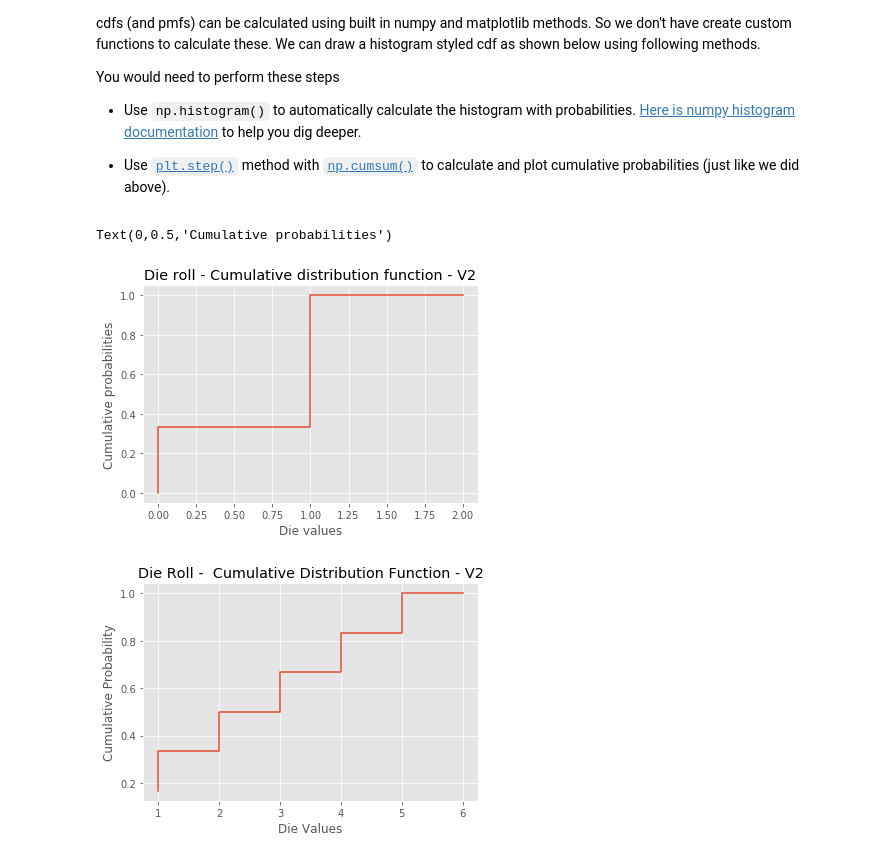
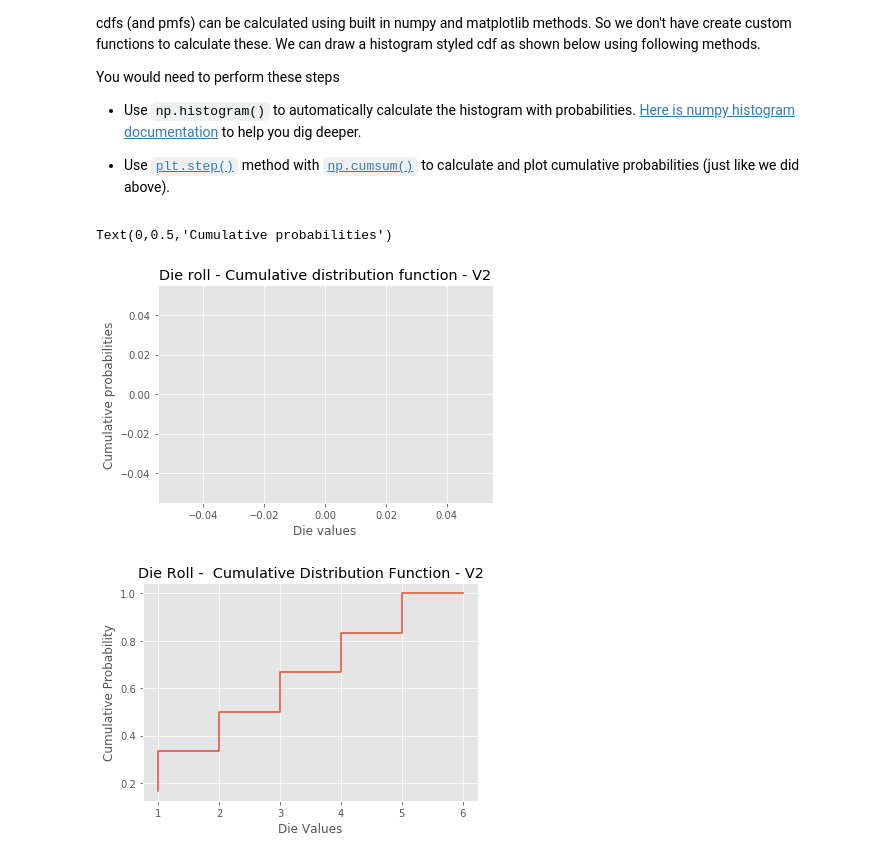
Before and after one commit to Rimab55/dsc-0-09-09-distributions-cdf-lab-nyc-ds-career-012819, a Jupyter notebook: index.ipynb, the cells around one changed output. Cells and saved outputs as stored; diff of their text form; code cells hidden in the pictures.

```diff
--- a/index.ipynb
+++ b/index.ipynb
@@ -83,18 +83,18 @@ You would need to perform these steps
 # %%
 %matplotlib inline
 import warnings
 warnings.simplefilter(action='ignore', category=FutureWarning)
 
 
 import numpy as np
-data = np.histogram([1,2,3,4,5,6],bins = [1], density = True)
+data = np.histogram([1,2,3,4,5,6],bins = [1,1,1,2,2], density = True)
 plt.step(data[1][:-1], np.cumsum(data[0]))
 plt.title('Die roll - Cumulative distribution function - V2')
 plt.xlabel('Die values')
 plt.ylabel('Cumulative probabilities')
 # %% [output]
 Text(0,0.5,'Cumulative probabilities')
-[figure, old version]
+[figure, new version]
 # %%
 # %% [output]
 [figure]
```
